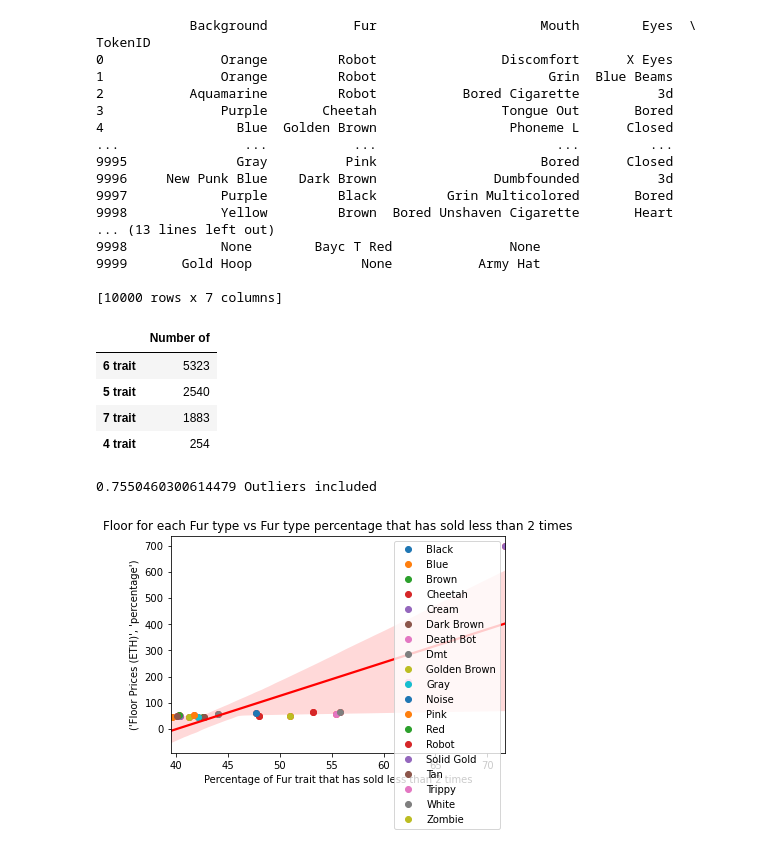
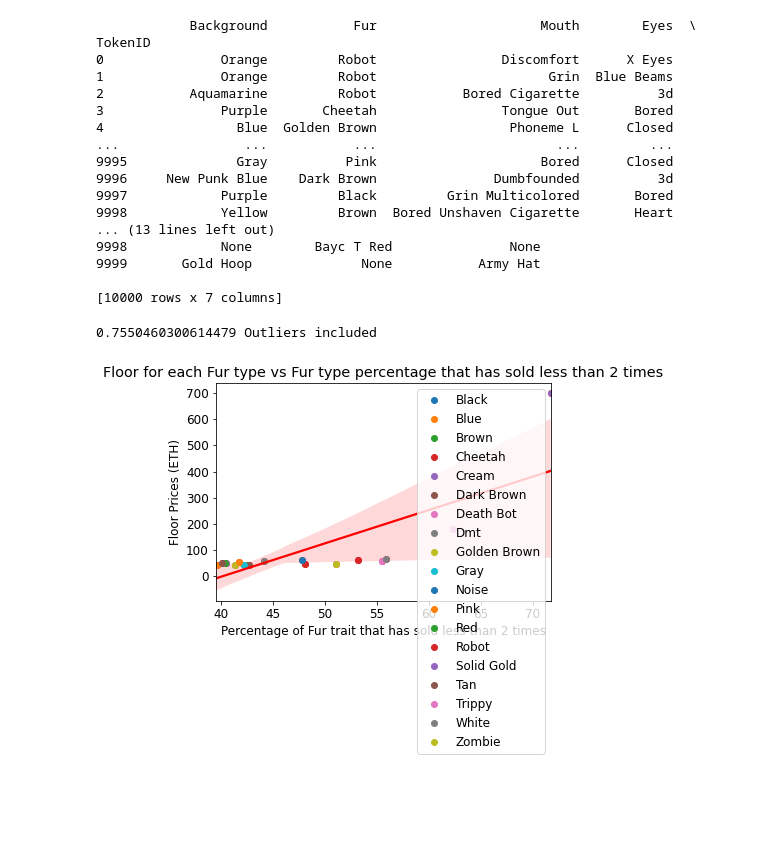
Before and after one commit to JunxianQu/ECE143_NFD_Prediction, a Jupyter notebook: presentation_graphs.ipynb, the cells around one changed output. Drawn from its saved outputs; the diff is of its cells as text; code cells hidden in the pictures; blank space fills up the shorter version.

```diff
--- a/presentation_graphs.ipynb
+++ b/presentation_graphs.ipynb
@@ -158,6 +163,10 @@ trait_data = trait_data.set_index('TokenID')
 dictt=types_of_traits(trait_data)                                                                   # load trait dictionary which has the number of each trait per trait category
 print(trait_data)
 
+listing_headers = ['TokenID','Price']
+listing_data = pd.read_csv('listing_data.csv',names=listing_headers)
+listing_data = listing_data.set_index('TokenID')
+
 fur_floor_data = pd.read_csv('./Trait_floors/fur_floors.csv',names=['fur_trait','floor'])           # load fur floor data from the correct directory
 fur_floor_data = fur_floor_data.set_index('fur_trait')
 eye_floor_data = pd.read_csv('./Trait_floors/Eyes_floors.csv',names=['eye_trait','floor'])          # load eye floor data from the correct directory
@@ -169,10 +178,19 @@ sales_data = sales_data.set_index('TokenID')
 count = sales_data.count(axis='columns')                                                            # count number of sales per token
 trait_none = trait_data.replace(to_replace='None', value=np.nan)                                    # replace None strings with NaN
 trait_count = trait_none.count(axis='columns')
-tcf = trait_count.value_counts()                                                                    # count how many traits per ape and store in tcf dataframe
-tcf = tcf.to_frame(name='Trait Count per Ape')
-tcf = tcf.rename(index={4: '4 trait',5:'5 trait',6:'6 trait',7:'7 trait'})                          # rename columns for plotting purposes
-tcf.set_axis(['Number of'], axis=1)
+tcf = trait_count.to_frame('Trait_Count')
+tcf_ids = tcf.index
+tcf['TokenID'] = tcf_ids
+tcf = tcf.set_index('TokenID')
+trait_count_frame = tcf
+tcf = pd.concat([tcf, listing_data], axis=1)
+tcf = tcf.dropna()
+tcf = tcf.pivot(columns='Trait_Count')
+tcf = tcf['Price']
+tc_dict = {}
+for i in range(4,8,1):
+    tc_dict[str(i) + ' Trait'] = tcf[i].min()
+tc_floors = pd.DataFrame.from_dict(tc_dict,orient='index',columns=['Floors'])
 # %% [output]
             Background           Fur                     Mouth        Eyes  \
 TokenID
@@ -191,11 +209,6 @@ TokenID
 9999       Gold Hoop              None           Army Hat
 
 [10000 rows x 7 columns]
-|  | Number of |
-| 6 trait | 5323 |
-| 5 trait | 2540 |
-| 7 trait | 1883 |
-| 4 trait | 254 |
 # %%
 groups = count.groupby(by=lambda i:grouping(count.loc[i]))
 zero_to_one_index = groups.get_group('0').index                             # filters the indexes of the tokens sold less than 2 times
@@ -205,26 +218,26 @@ five_to_fifteen_traits = trait_data.loc[five_to_fifteen_index]              # fi
 # %%
 per_dict = run_percentage(zero_to_one_traits)                               # generate percentage of each trait that has sold less than 2 times
 
 fur_items = per_dict['Fur'].items()                                         # pluck out Fur percentages
 fur_list = list(fur_items)
 ff = pd.DataFrame(fur_list,columns=['fur_trait','percentage'])              # Load this data into a Dataframe
 ff = ff.set_index('fur_trait')
 ff = pd.concat([ff, fur_floor_data], axis=1)                                # Join floor data and percentage data
-ff_col = 'Floor Prices (ETH)','percentage'                                   # rename cols for plotting
-fp_col = 'Percentage of Fur trait that has sold less than 2 times'           # rename cols for plotting
-ff = ff.rename(columns= {'floor':ff_col,'percentage':fp_col})                 # rename columns for plots
+ff_col = 'Floor Prices (ETH)'                                               # rename cols for plotting
+fp_col = 'Percentage of Fur trait that has sold less than 2 times'          # rename cols for plotting
+ff = ff.rename(columns= {'floor':ff_col,'percentage':fp_col})               # rename columns for plots
 ff['cat'] = ff.index                                                        # add indexes as col for easy reference
 ff_groups = ff.groupby(ff['cat'])                                           # put each fur type into its own category
 
 for name, group in ff_groups:
     plt.plot(group[fp_col], group[ff_col], marker="o", linestyle="", label = name)                # scatter plot
 plt.legend()
 plt.title('Floor for each Fur type vs Fur type percentage that has sold less than 2 times')
 sns.regplot(ff[fp_col],ff[ff_col],color='r')                                                      # line of best fit
 print(ff[fp_col].corr(ff[ff_col]),'Outliers included')
 # %% [output]
 0.7550460300614479 Outliers included
-[figure, old version]
+[figure, new version]
 # %%
 '''
 rerun graphs but this time run them for a different sales frequency and differt trait category
```
Also changed, not shown: parts of 4 cells of this notebook.
